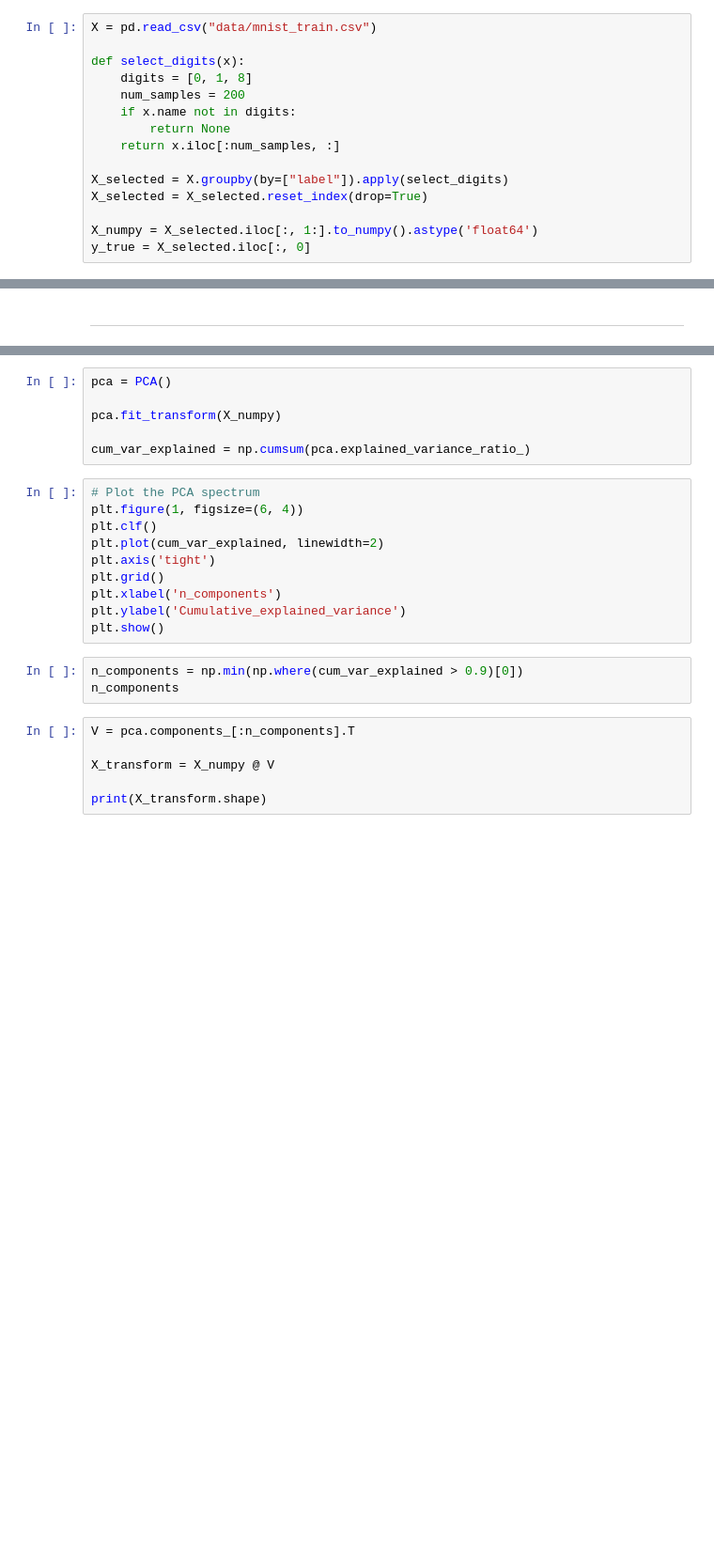
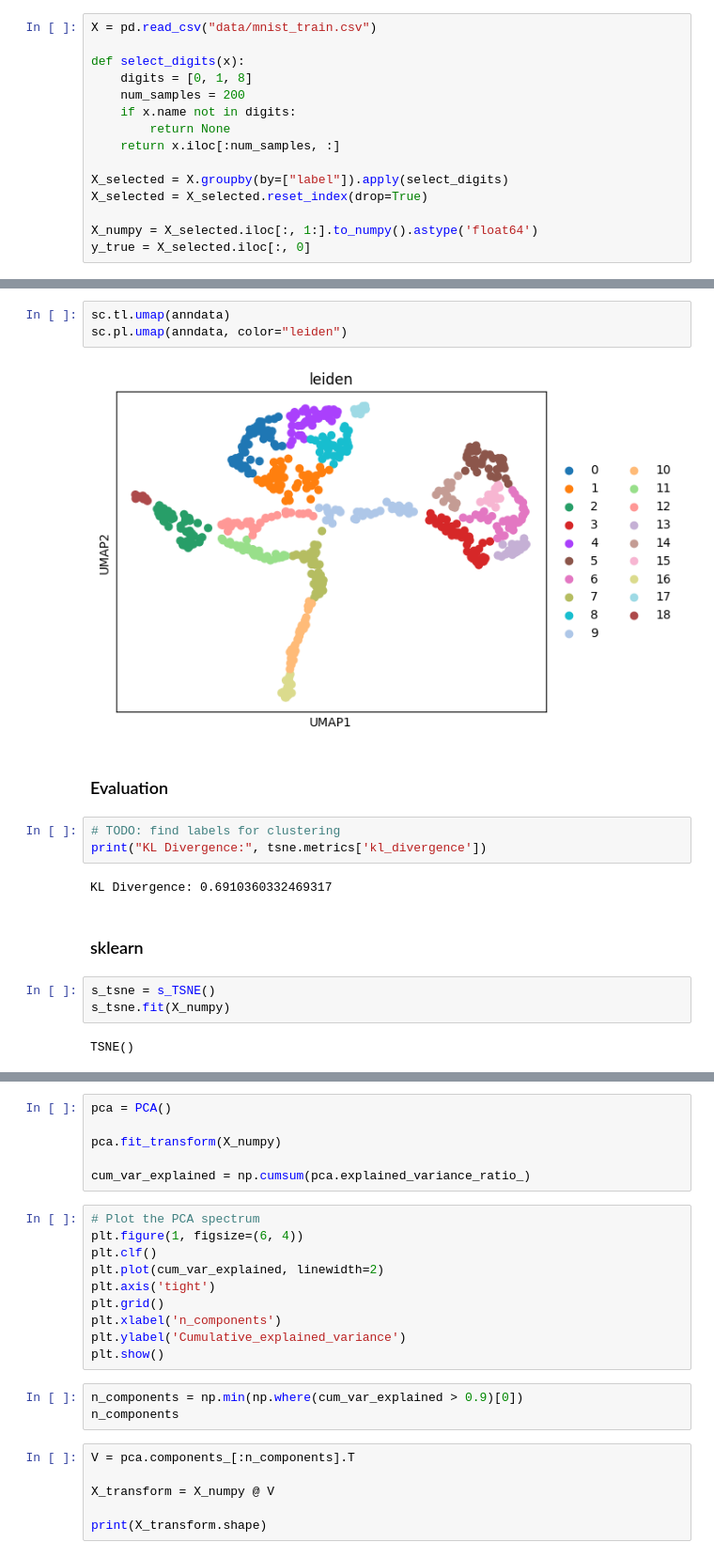
Before and after one commit to just1ce415/MMML_project, a Jupyter notebook: demo_tsne.ipynb, the cells around one changed output, grey strips where cells are left out. Shown: that part at 94% size. Saved outputs shown, nothing was run; the diff lists cells and outputs as text; blank space fills up the shorter version.

Commit message:
1. Added KL divergence metric

```diff
--- a/demo_tsne.ipynb
+++ b/demo_tsne.ipynb
@@ -38,2 +117,19 @@ print(X_numpy.shape)
+# %%
+sc.tl.umap(anndata)
+sc.pl.umap(anndata, color="leiden")
+# %% [output]
+[figure, added]
 # %% [markdown]
----
+### Evaluation
+# %%
+# TODO: find labels for clustering
+print("KL Divergence:", tsne.metrics['kl_divergence'])
+# %% [output]
+KL Divergence: 0.6910360332469317
+# %% [markdown]
+### sklearn
+# %%
+s_tsne = s_TSNE()
+s_tsne.fit(X_numpy)
+# %% [output]
+TSNE()
```
Also changed, not shown: parts of 24 cells of this notebook, 2 other files.
